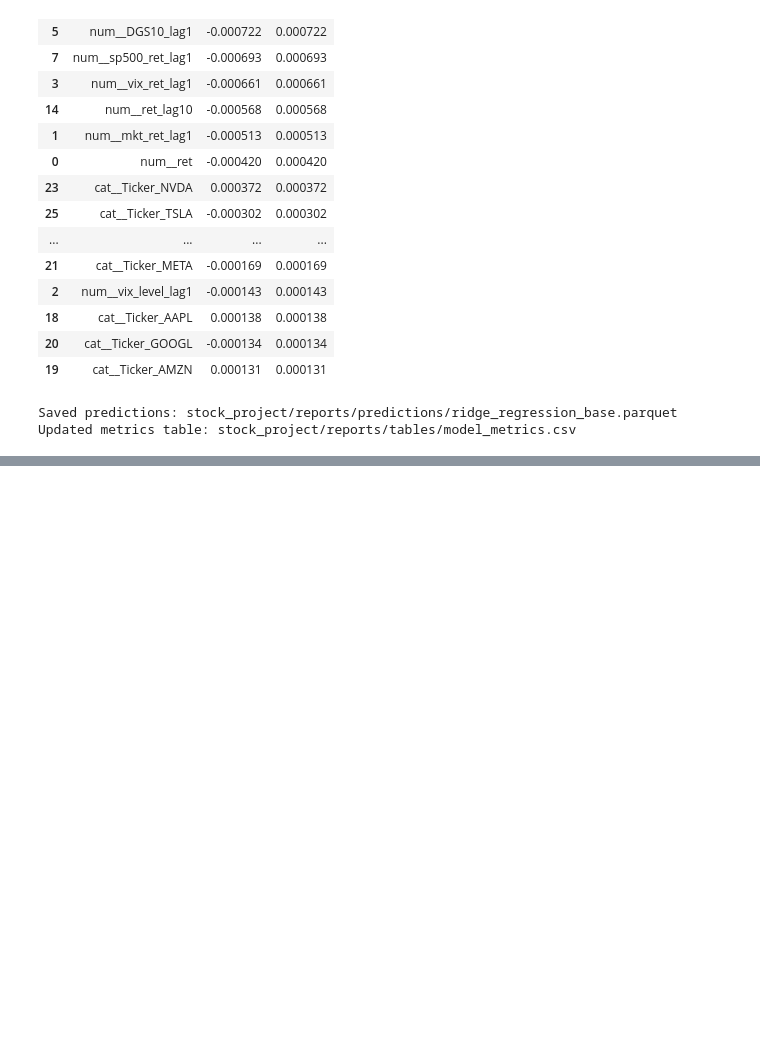
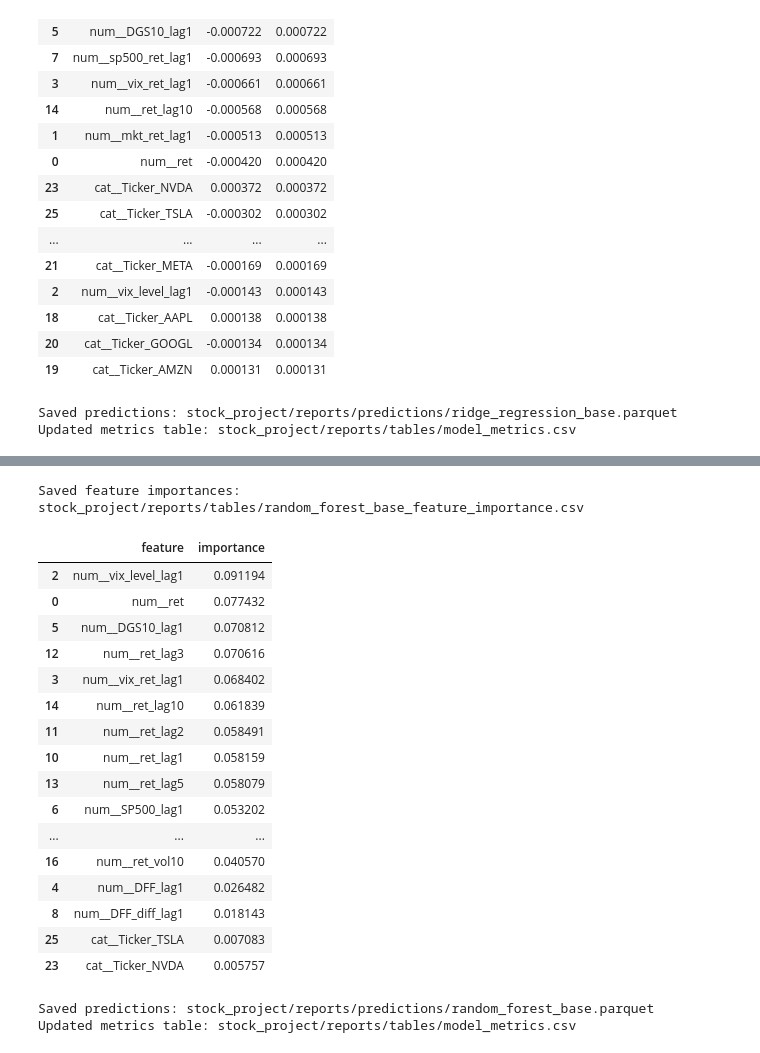
Before and after one commit to RichelCode/Final_Stock_Analysis, a Jupyter notebook: stock_market_final.ipynb, the cells around one changed output, grey strips where cells are left out. Drawn from its saved outputs; the diff is of its cells as text; code cells hidden in the pictures; blank space fills up the shorter version.

```diff
--- a/stock_market_final.ipynb
+++ b/stock_market_final.ipynb
@@ -1760,0 +1772,48 @@ Updated metrics table: stock_project/reports/tables/model_metrics.csv
+# %%
+MODEL_NAME = "random_forest_base"
+
+NUM_FEATURES = num_features_base  # base set (no GARCH)
+
+preprocess = ColumnTransformer(
+    transformers=[
+        ("num", "passthrough", NUM_FEATURES),
+        ("cat", OneHotEncoder(handle_unknown="ignore"), ["Ticker"]),
+    ],
+    remainder="drop"
+)
+
+rf = RandomForestRegressor(
+    n_estimators=500,
+    random_state=42,
+    n_jobs=-1,
+    min_samples_leaf=5,
+)
+
+pipe = Pipeline([
+    ("preprocess", preprocess),
+    ("model", rf),
+])
+
+pipe.fit(train_df[NUM_FEATURES + ["Ticker"]], train_df[TARGET_COL])
+
+pred_df = pd.concat([
+    make_pred_frame(train_df, pipe.predict(train_df[NUM_FEATURES + ["Ticker"]]), MODEL_NAME),
+    make_pred_frame(val_df,   pipe.predict(val_df[NUM_FEATURES + ["Ticker"]]),   MODEL_NAME),
+    make_pred_frame(test_df,  pipe.predict(test_df[NUM_FEATURES + ["Ticker"]]),  MODEL_NAME),
+], ignore_index=True)
+
+metrics_df = evaluate_predictions(pred_df, MODEL_NAME, baseline_mse_by_split=BASELINE_MSE_BY_SPLIT)
+display(metrics_df)
+
+# Feature importance
+feat_names = pipe.named_steps["preprocess"].get_feature_names_out()
+importances = pipe.named_steps["model"].feature_importances_
+imp_df = pd.DataFrame({"feature": feat_names, "importance": importances}).sort_values("importance", ascending=False)
+
+imp_path = TAB_DIR / f"{MODEL_NAME}_feature_importance.csv"
+imp_df.to_csv(imp_path, index=False)
+print("Saved feature importances:", imp_path)
+display(imp_df.head(20))
+
+save_predictions_and_metrics(pred_df, metrics_df, MODEL_NAME)
+# %% [output]
@@ -1760,0 +1824,20 @@ Updated metrics table: stock_project/reports/tables/model_metrics.csv
+Saved feature importances: stock_project/reports/tables/random_forest_base_feature_importance.csv
+|  | feature | importance |
+| 2 | num__vix_level_lag1 | 0.091194 |
+| 0 | num__ret | 0.077432 |
+| 5 | num__DGS10_lag1 | 0.070812 |
+| 12 | num__ret_lag3 | 0.070616 |
+| 3 | num__vix_ret_lag1 | 0.068402 |
+| 14 | num__ret_lag10 | 0.061839 |
+| 11 | num__ret_lag2 | 0.058491 |
+| 10 | num__ret_lag1 | 0.058159 |
+| 13 | num__ret_lag5 | 0.058079 |
+| 6 | num__SP500_lag1 | 0.053202 |
+| ... | ... | ... |
+| 16 | num__ret_vol10 | 0.040570 |
+| 4 | num__DFF_lag1 | 0.026482 |
+| 8 | num__DFF_diff_lag1 | 0.018143 |
+| 25 | cat__Ticker_TSLA | 0.007083 |
+| 23 | cat__Ticker_NVDA | 0.005757 |
+Saved predictions: stock_project/reports/predictions/random_forest_base.parquet
+Updated metrics table: stock_project/reports/tables/model_metrics.csv
```
Also changed, not shown: parts of 4 cells of this notebook, 15 other files.
